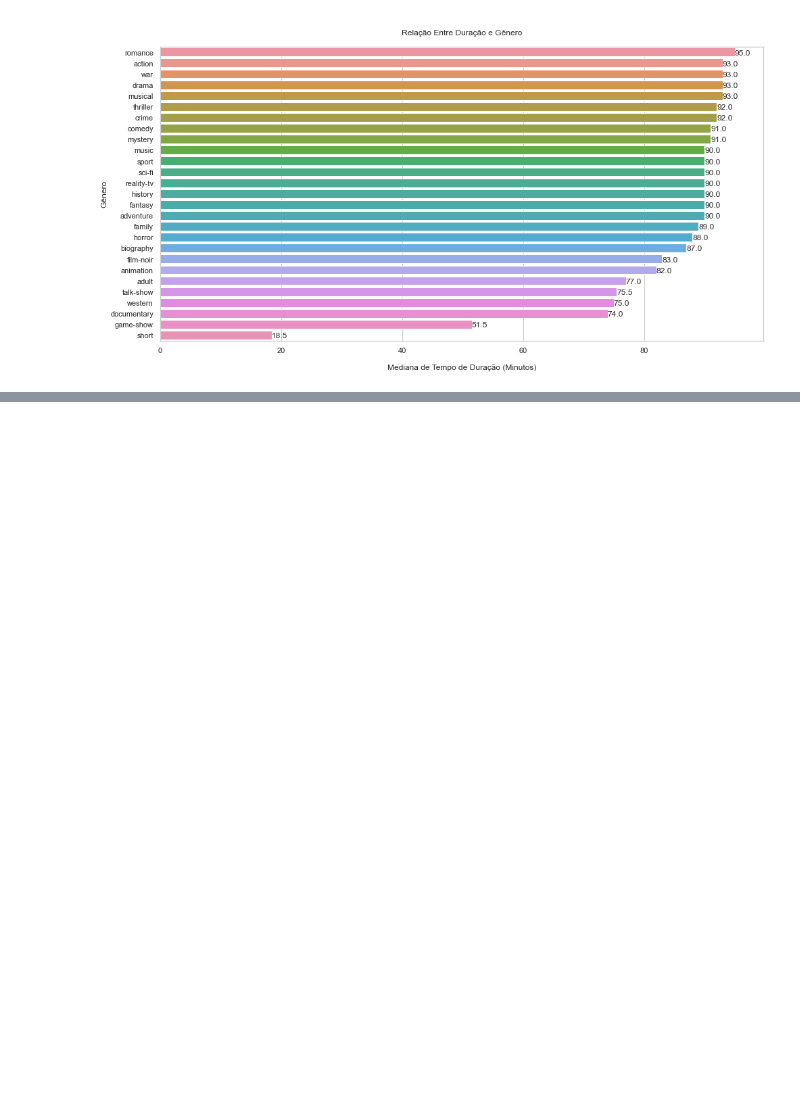
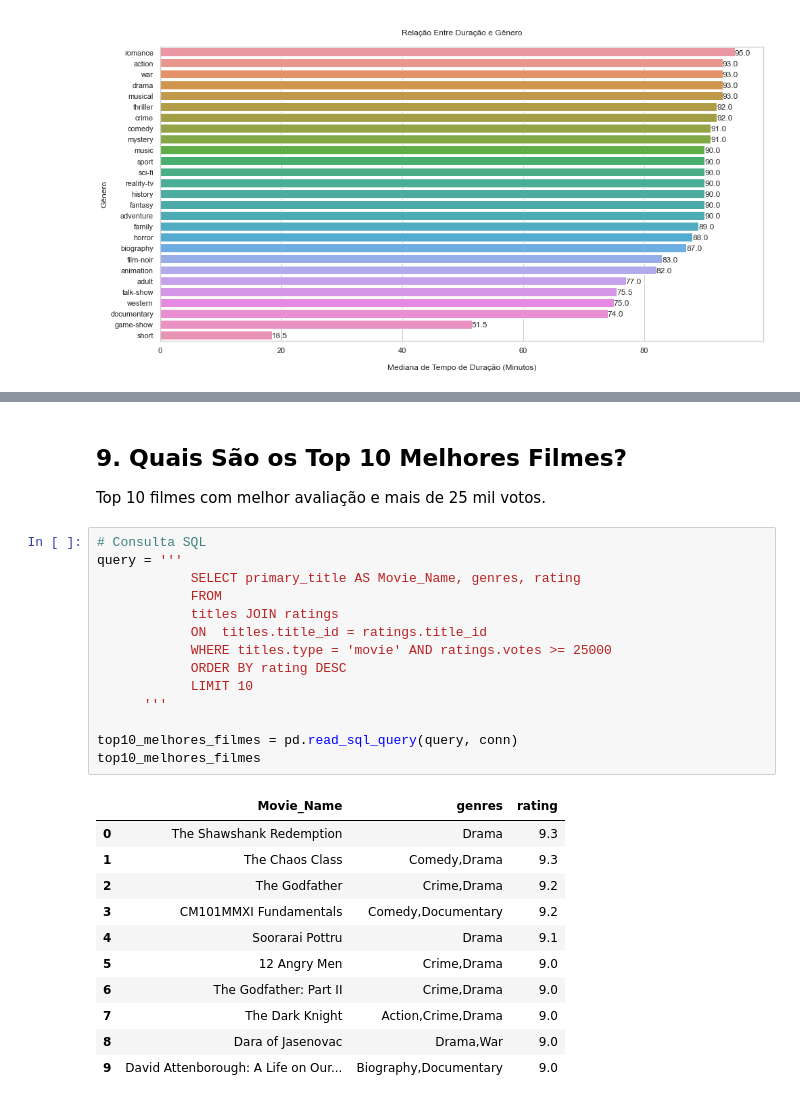
Before and after one commit to felipetac/imdb-data-analytics-python, a Jupyter notebook: imdb-data-analytics.ipynb, the cells around one changed output, grey strips where cells are left out. Cells and saved outputs as stored; diff of their text form; blank space fills up the shorter version.

```diff
--- a/imdb-data-analytics.ipynb
+++ b/imdb-data-analytics.ipynb
@@ -734,0 +828,30 @@ plt.show()
+# %% [markdown]
+## 9. Quais São os Top 10 Melhores Filmes?
+
+Top 10 filmes com melhor avaliação e mais de 25 mil votos.
+# %%
+# Consulta SQL
+query = '''
+            SELECT primary_title AS Movie_Name, genres, rating
+            FROM
+            titles JOIN ratings
+            ON  titles.title_id = ratings.title_id
+            WHERE titles.type = 'movie' AND ratings.votes >= 25000
+            ORDER BY rating DESC
+            LIMIT 10
+      '''
+
+top10_melhores_filmes = pd.read_sql_query(query, conn)
+top10_melhores_filmes
+# %% [output]
+|  | Movie_Name | genres | rating |
+| 0 | The Shawshank Redemption | Drama | 9.3 |
+| 1 | The Chaos Class | Comedy,Drama | 9.3 |
+| 2 | The Godfather | Crime,Drama | 9.2 |
+| 3 | CM101MMXI Fundamentals | Comedy,Documentary | 9.2 |
+| 4 | Soorarai Pottru | Drama | 9.1 |
+| 5 | 12 Angry Men | Crime,Drama | 9.0 |
+| 6 | The Godfather: Part II | Crime,Drama | 9.0 |
+| 7 | The Dark Knight | Action,Crime,Drama | 9.0 |
+| 8 | Dara of Jasenovac | Drama,War | 9.0 |
+| 9 | David Attenborough: A Life on Our... | Biography,Documentary | 9.0 |
```
Also changed, not shown: parts of 9 cells of this notebook, 1 other file.
